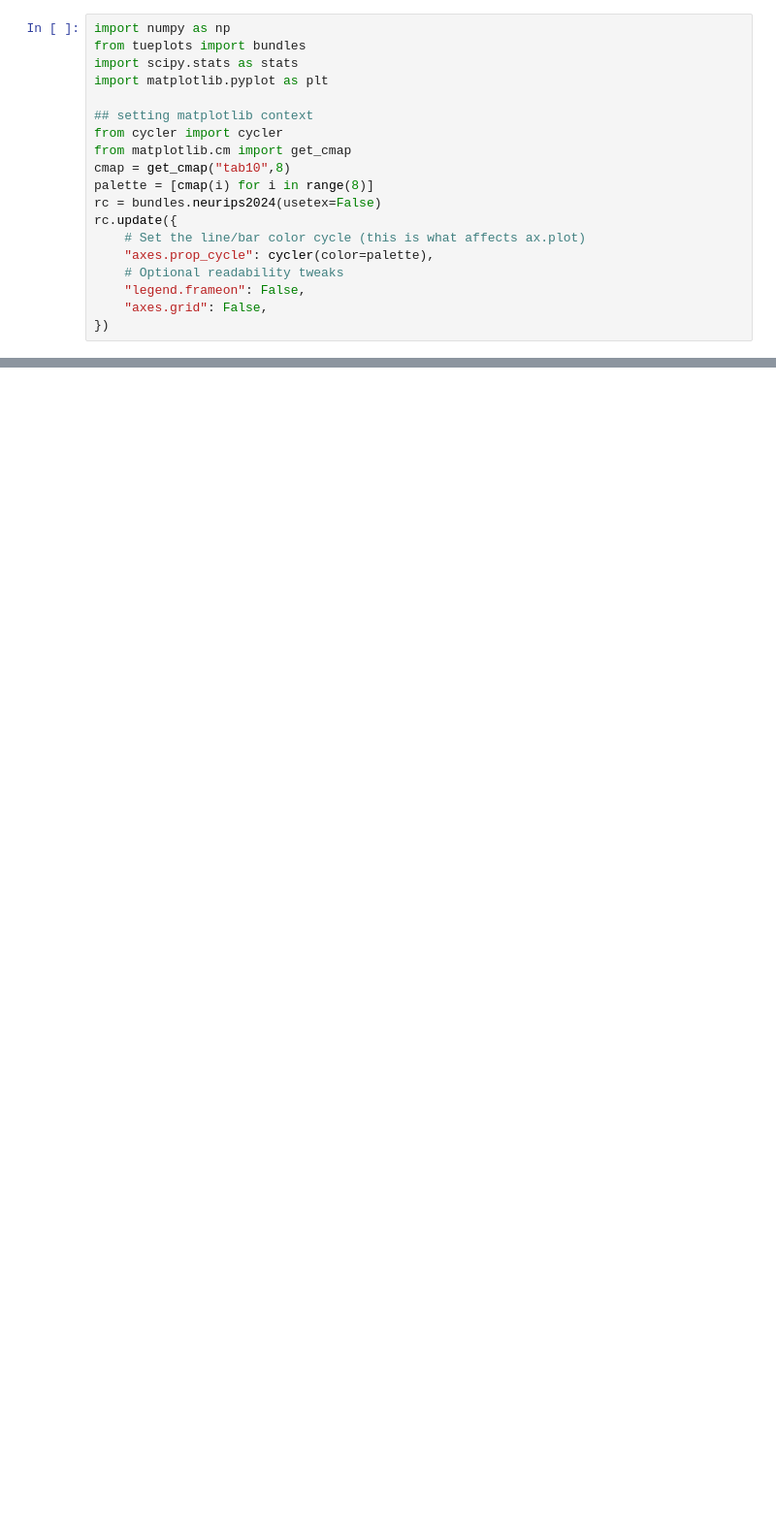
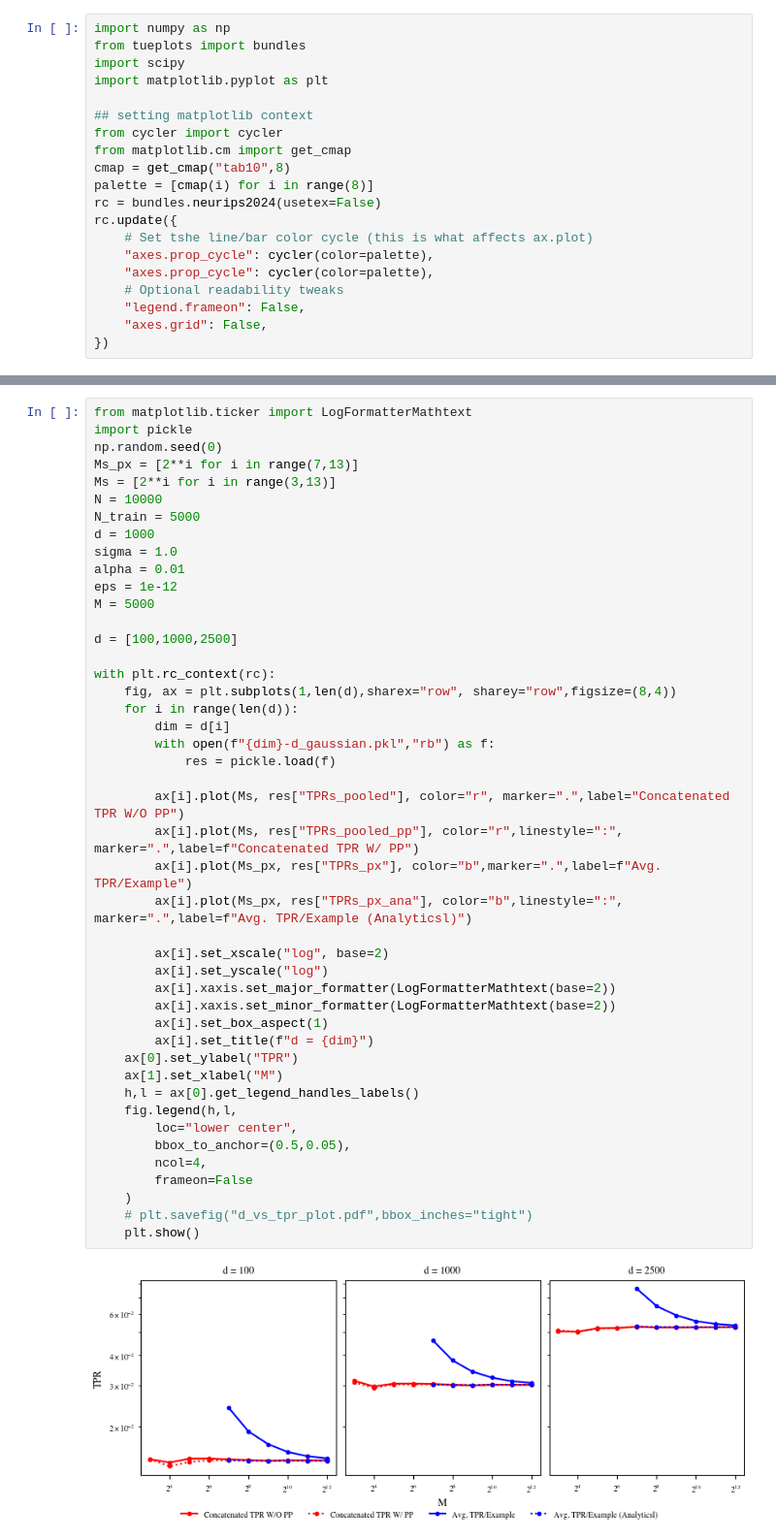
Before and after one commit to TrustworthyMLHelsinki/mi_vulnerbility_evaluation, a Jupyter notebook: toy_model_for_lira.ipynb, the cells around one changed output, grey strips where cells are left out. Shown at 97% size. Cells and saved outputs as stored; diff of their text form; blank space fills up the shorter version.

```diff
--- a/toy_model_for_lira.ipynb
+++ b/toy_model_for_lira.ipynb
@@ -1,7 +1,7 @@
 # %%
 import numpy as np
 from tueplots import bundles
-import scipy.stats as stats
+import scipy
 import matplotlib.pyplot as plt
 
 ## setting matplotlib context
@@ -11,7 +11,8 @@ cmap = get_cmap("tab10",8)
 palette = [cmap(i) for i in range(8)]
 rc = bundles.neurips2024(usetex=False)
 rc.update({
-    # Set the line/bar color cycle (this is what affects ax.plot)
+    # Set tshe line/bar color cycle (this is what affects ax.plot)
+    "axes.prop_cycle": cycler(color=palette),
     "axes.prop_cycle": cycler(color=palette),
     # Optional readability tweaks
     "legend.frameon": False,
@@ -111,0 +123,47 @@ with plt.rc_context(rc):
+# %%
+from matplotlib.ticker import LogFormatterMathtext
+import pickle
+np.random.seed(0)
+Ms_px = [2**i for i in range(7,13)]
+Ms = [2**i for i in range(3,13)]
+N = 10000
+N_train = 5000
+d = 1000
+sigma = 1.0
+alpha = 0.01
+eps = 1e-12
+M = 5000
+
+d = [100,1000,2500]
+
+with plt.rc_context(rc):
+    fig, ax = plt.subplots(1,len(d),sharex="row", sharey="row",figsize=(8,4))
+    for i in range(len(d)):
+        dim = d[i]
+        with open(f"{dim}-d_gaussian.pkl","rb") as f:
+            res = pickle.load(f)
+
+        ax[i].plot(Ms, res["TPRs_pooled"], color="r", marker=".",label="Concatenated TPR W/O PP")
+        ax[i].plot(Ms, res["TPRs_pooled_pp"], color="r",linestyle=":", marker=".",label=f"Concatenated TPR W/ PP")
+        ax[i].plot(Ms_px, res["TPRs_px"], color="b",marker=".",label=f"Avg. TPR/Example")
+        ax[i].plot(Ms_px, res["TPRs_px_ana"], color="b",linestyle=":", marker=".",label=f"Avg. TPR/Example (Analyticsl)")
+
+        ax[i].set_xscale("log", base=2)
+        ax[i].set_yscale("log")
+        ax[i].xaxis.set_major_formatter(LogFormatterMathtext(base=2))
+        ax[i].xaxis.set_minor_formatter(LogFormatterMathtext(base=2))
+        ax[i].set_box_aspect(1)
+        ax[i].set_title(f"d = {dim}")
+    ax[0].set_ylabel("TPR")
+    ax[1].set_xlabel("M")
+    h,l = ax[0].get_legend_handles_labels()
+    fig.legend(h,l,
+        loc="lower center",
+        bbox_to_anchor=(0.5,0.05),
+        ncol=4,
+        frameon=False
+    )
+    # plt.savefig("d_vs_tpr_plot.pdf",bbox_inches="tight")
+    plt.show()
+# %% [output]
+[figure, added]
```
Also changed, not shown: parts of 6 cells of this notebook, 4 other files.
